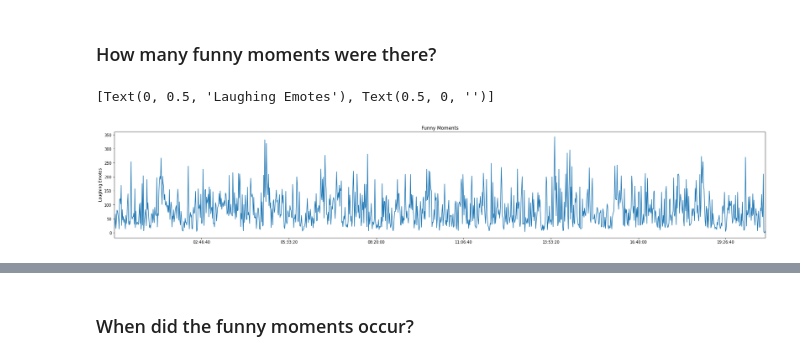
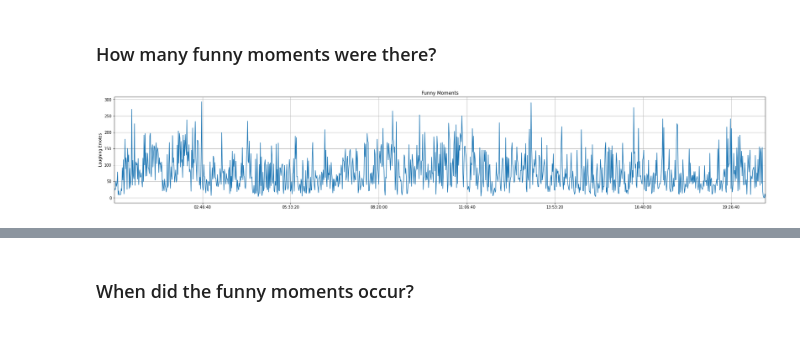
Before and after one commit to trollmannen/Data-Science, a Jupyter notebook: Twitch-Chat-EDA.ipynb, the cells around one changed output, grey strips where cells are left out. Drawn from its saved outputs; the diff is of its cells as text; code cells hidden in the pictures.

```diff
--- a/Twitch-Chat-EDA.ipynb
+++ b/Twitch-Chat-EDA.ipynb
@@ -138,20 +138,21 @@ chats = chats.dropna()
 # %% [markdown]
 ### How many funny moments were there?
 # %%
-laughing = chats.loc[chats['message'].str.contains("LUL|KEK", case=False)].resample(rule='min').count()
+laughing = chats.loc[chats['message'].str.contains("lul|kek", case=False)].resample(rule='min').count()
 # %%
 from matplotlib import dates
 title='Funny Moments'
 ylabel='Laughing Emotes'
 xlabel=''
 
 ax = laughing['message'].plot(figsize=(30,5),title=title)#,x_compat=True)
 
 ax.autoscale(axis='x',tight=True)
 ax.set(xlabel=xlabel, ylabel=ylabel)
 #ax.xaxis.set_major_locator(dates.HourLocator())
 #ax.xaxis.set_major_formatter(dates.DateFormatter("%H:%M"))
+ax.yaxis.grid(True)
+ax.xaxis.grid(True)
 # %% [output]
-[Text(0, 0.5, 'Laughing Emotes'), Text(0.5, 0, '')]
-[figure, old version]
+[figure, new version]
 # %%
```
Also changed, not shown: parts of 12 cells of this notebook.
